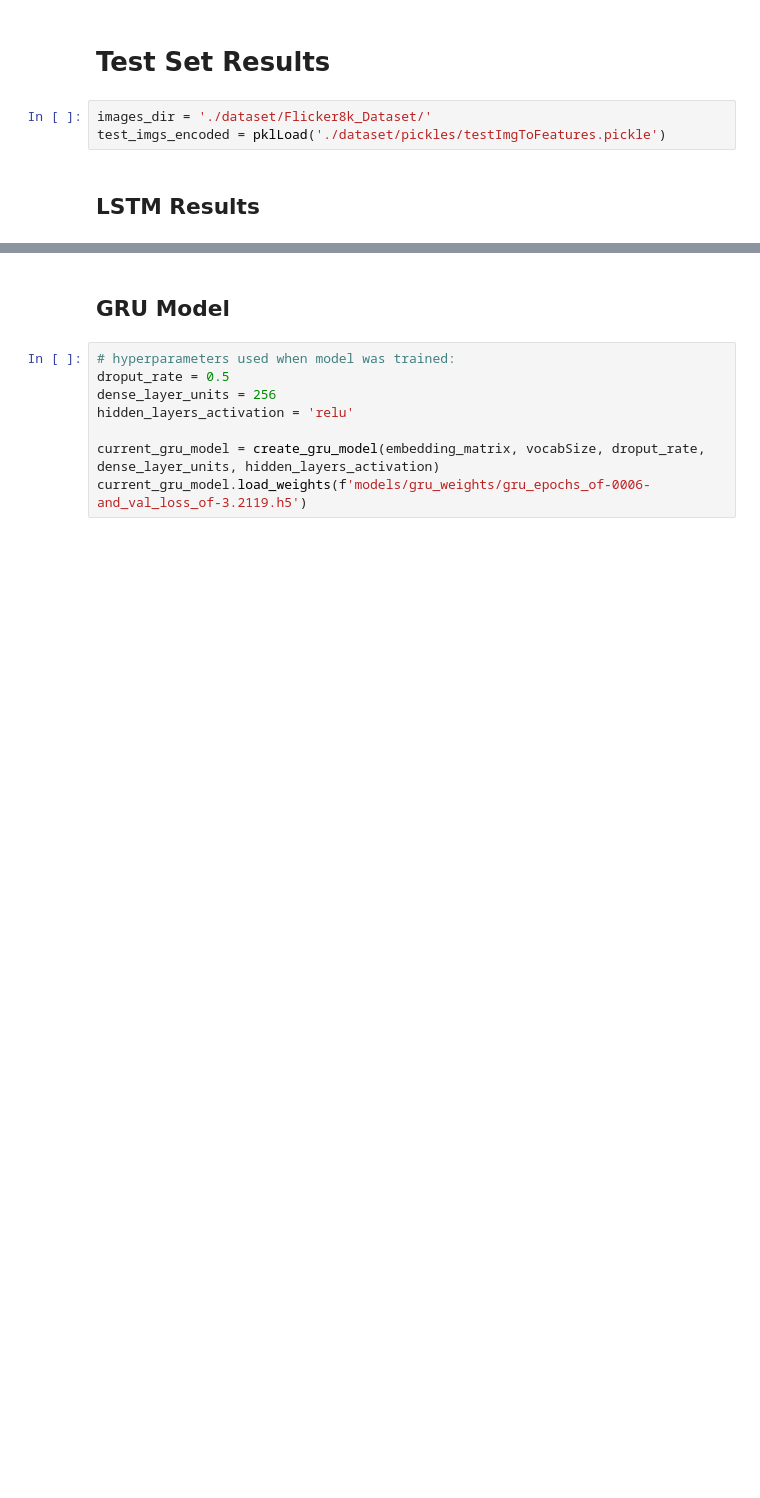
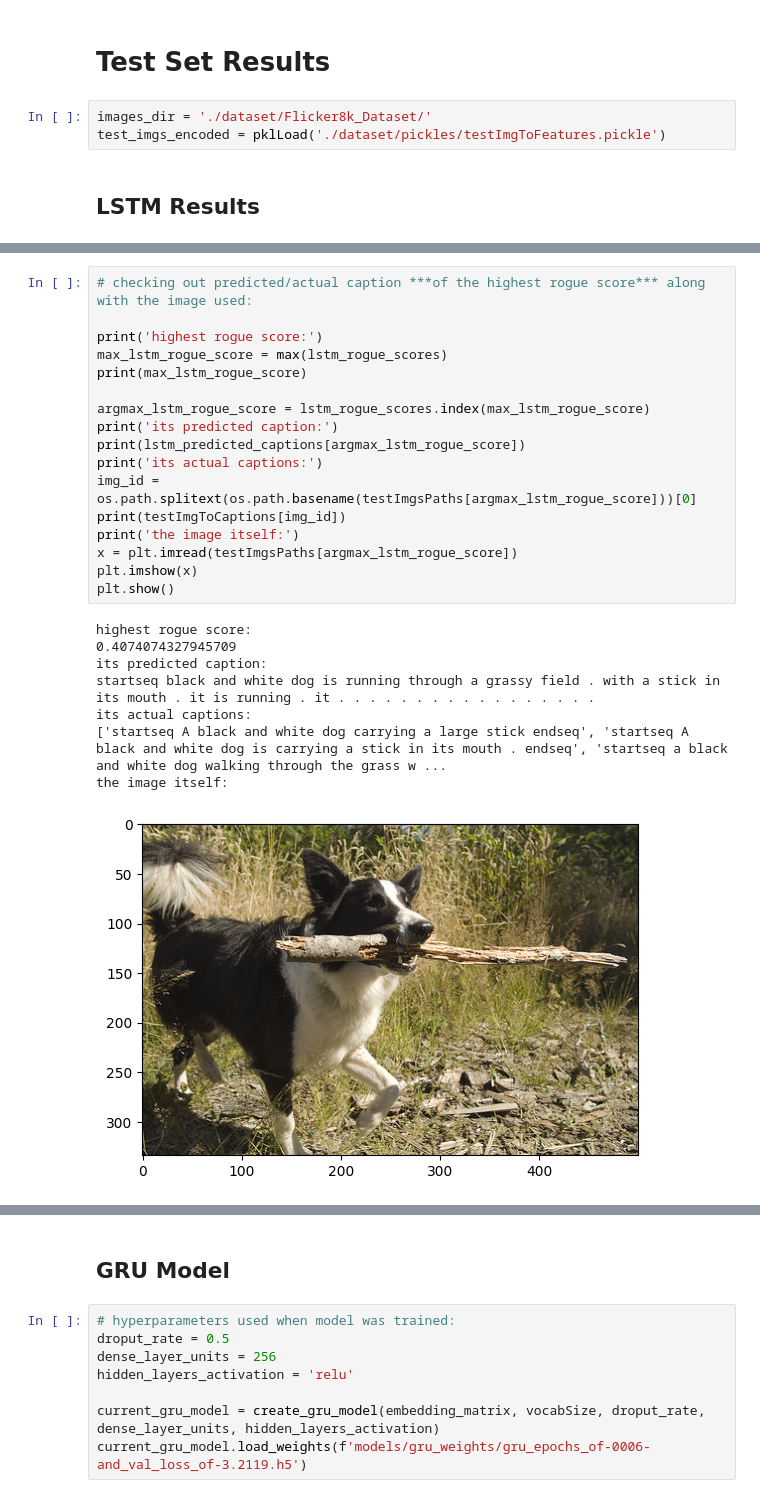
Before and after one commit to mohamednegm0/nlp-image-captioning-project, a Jupyter notebook: nlp_image_captioning_project_phase_2.ipynb, the cells around one changed output, grey strips where cells are left out. Drawn from its saved outputs; the diff is of its cells as text; blank space fills up the shorter version.

Commit message:
pushed ipynb, env.yml, last epochs of lstm/gru models, logs, pickles, and report

```diff
--- a/nlp_image_captioning_project_phase_2.ipynb
+++ b/nlp_image_captioning_project_phase_2.ipynb
@@ -1015,3 +1110,29 @@ actual captions:
 ['startseq The dogs are in the snow in front of a fence . endseq', 'startseq The dogs play on the snow . endseq', 'startseq Two brown dogs playfully fight in the snow . endseq', 'startseq Two brown do ...
 the image itself:
 [figure]
+# %%
+# checking out predicted/actual caption ***of the highest rogue score*** along with the image used:
+
+print('highest rogue score:')
+max_lstm_rogue_score = max(lstm_rogue_scores)
+print(max_lstm_rogue_score)
+
+argmax_lstm_rogue_score = lstm_rogue_scores.index(max_lstm_rogue_score)
+print('its predicted caption:')
+print(lstm_predicted_captions[argmax_lstm_rogue_score])
+print('its actual captions:')
+img_id = os.path.splitext(os.path.basename(testImgsPaths[argmax_lstm_rogue_score]))[0]
+print(testImgToCaptions[img_id])
+print('the image itself:')
+x = plt.imread(testImgsPaths[argmax_lstm_rogue_score])
+plt.imshow(x)
+plt.show()
+# %% [output]
+highest rogue score:
+0.4074074327945709
+its predicted caption:
+startseq black and white dog is running through a grassy field . with a stick in its mouth . it is running . it . . . . . . . . . . . . . . . . .
+its actual captions:
+['startseq A black and white dog carrying a large stick endseq', 'startseq A black and white dog is carrying a stick in its mouth . endseq', 'startseq a black and white dog walking through the grass w ...
+the image itself:
+[figure, added]
```
Also changed, not shown: parts of 25 cells of this notebook, 25 other files.
